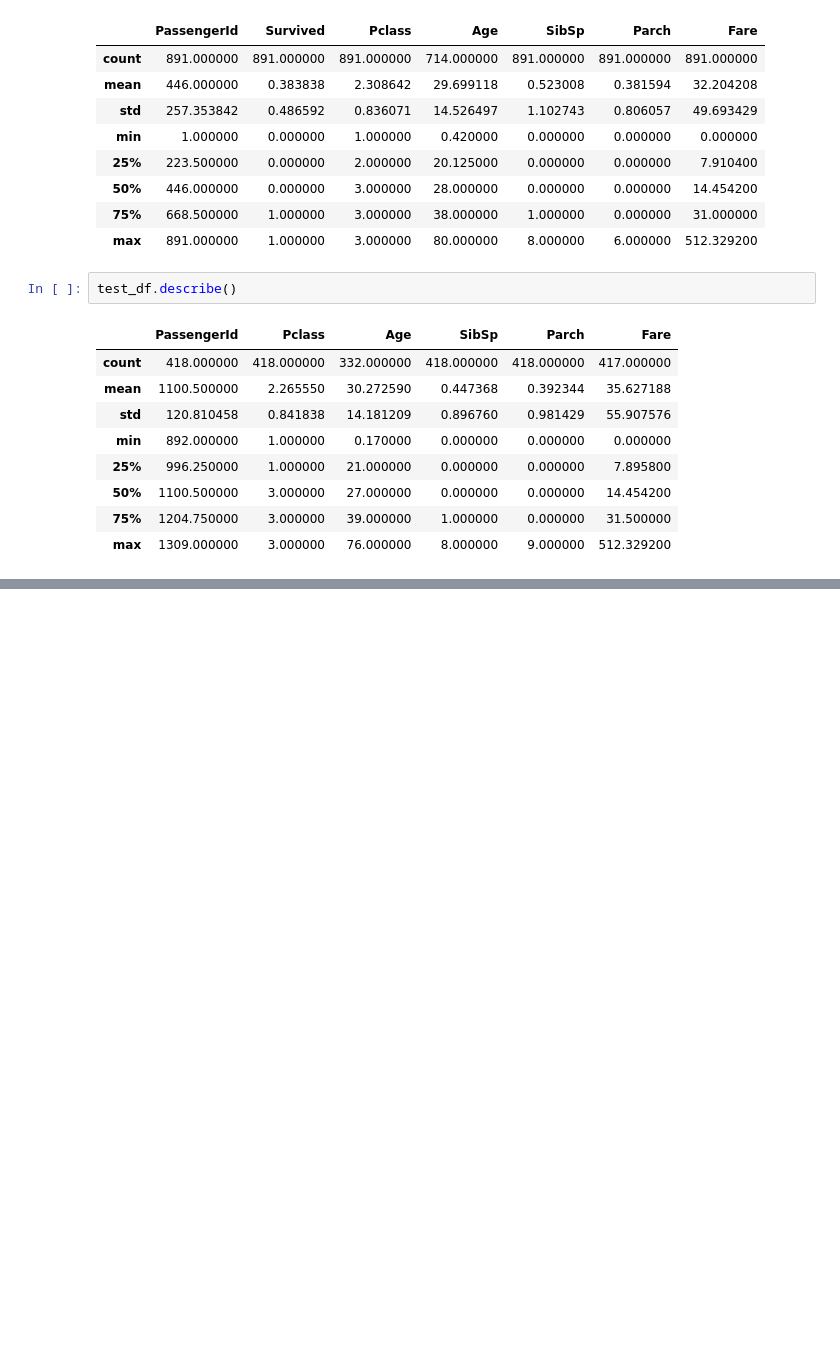
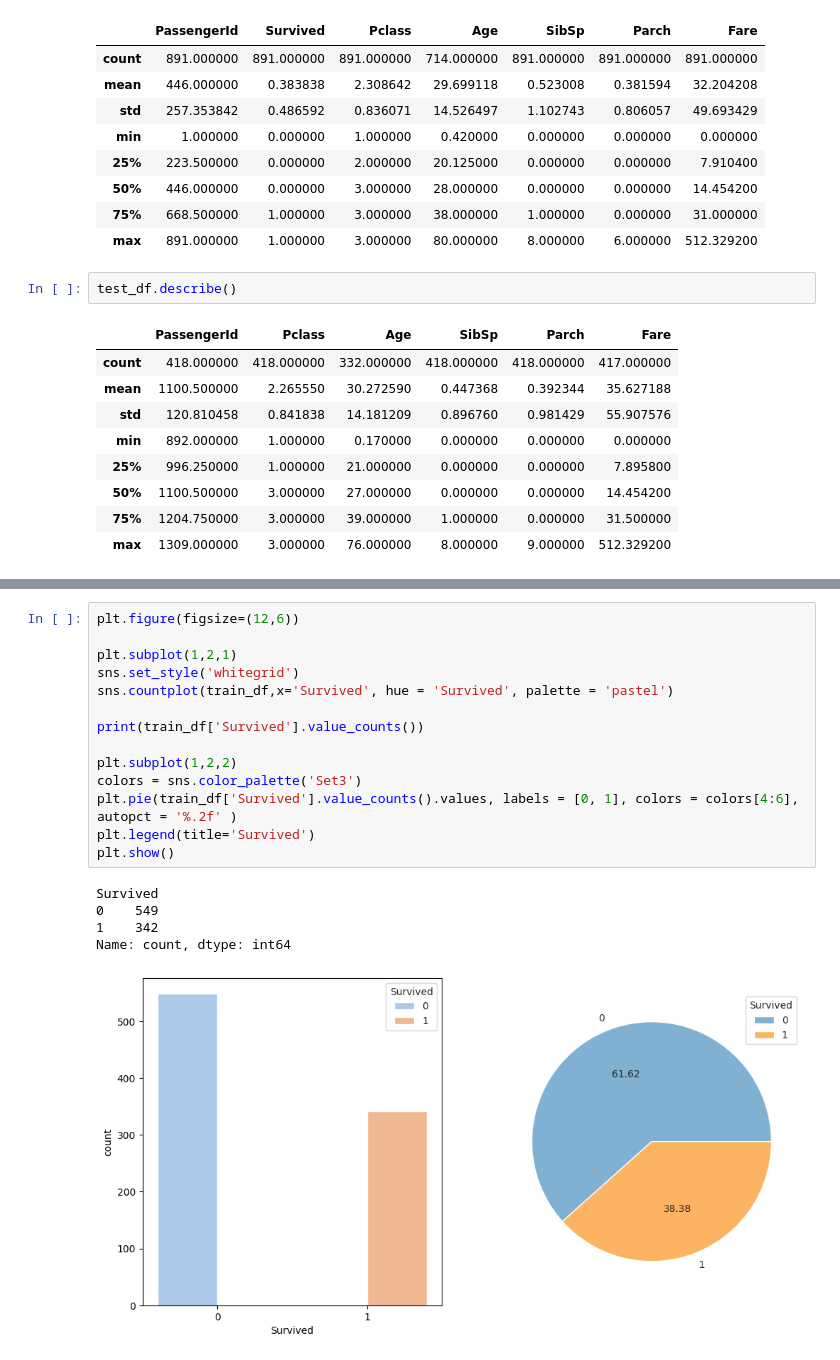
Before and after one commit to MKBD0102/Study, a Jupyter notebook: TitanicPractice_M.ipynb, the cells around one changed output, grey strips where cells are left out. Drawn from its saved outputs; the diff is of its cells as text; blank space fills up the shorter version.

```diff
--- a/TitanicPractice_M.ipynb
+++ b/TitanicPractice_M.ipynb
@@ -189,0 +190,20 @@ Name: count, dtype: int64
+# %%
+plt.figure(figsize=(12,6))
+
+plt.subplot(1,2,1)
+sns.set_style('whitegrid')
+sns.countplot(train_df,x='Survived', hue = 'Survived', palette = 'pastel')
+
+print(train_df['Survived'].value_counts())
+
+plt.subplot(1,2,2)
+colors = sns.color_palette('Set3')
+plt.pie(train_df['Survived'].value_counts().values, labels = [0, 1], colors = colors[4:6], autopct = '%.2f' )
+plt.legend(title='Survived')
+plt.show()
+# %% [output]
+Survived
+0    549
+1    342
+Name: count, dtype: int64
+[figure, added]
```
Also changed, not shown: parts of 5 cells of this notebook.
